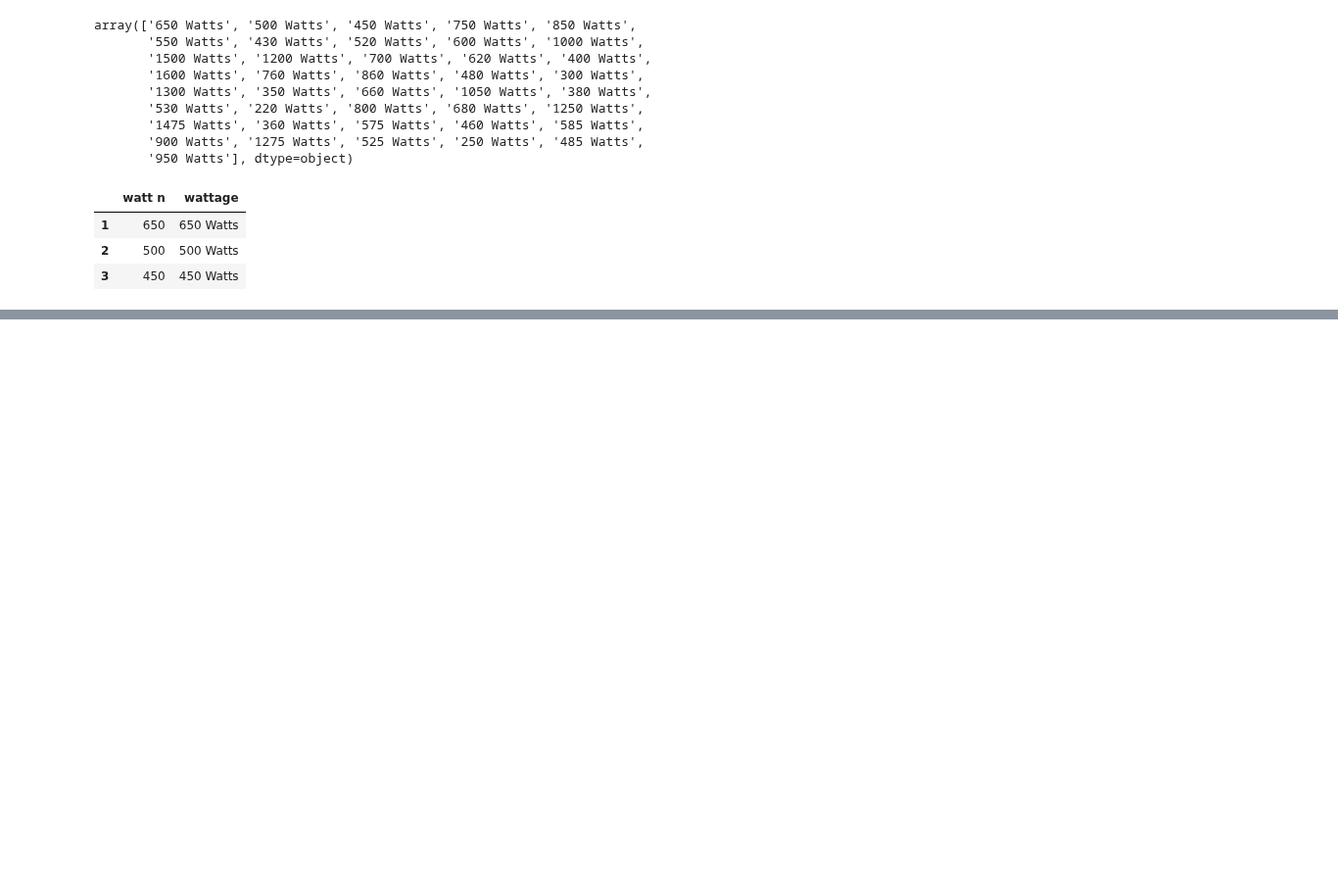
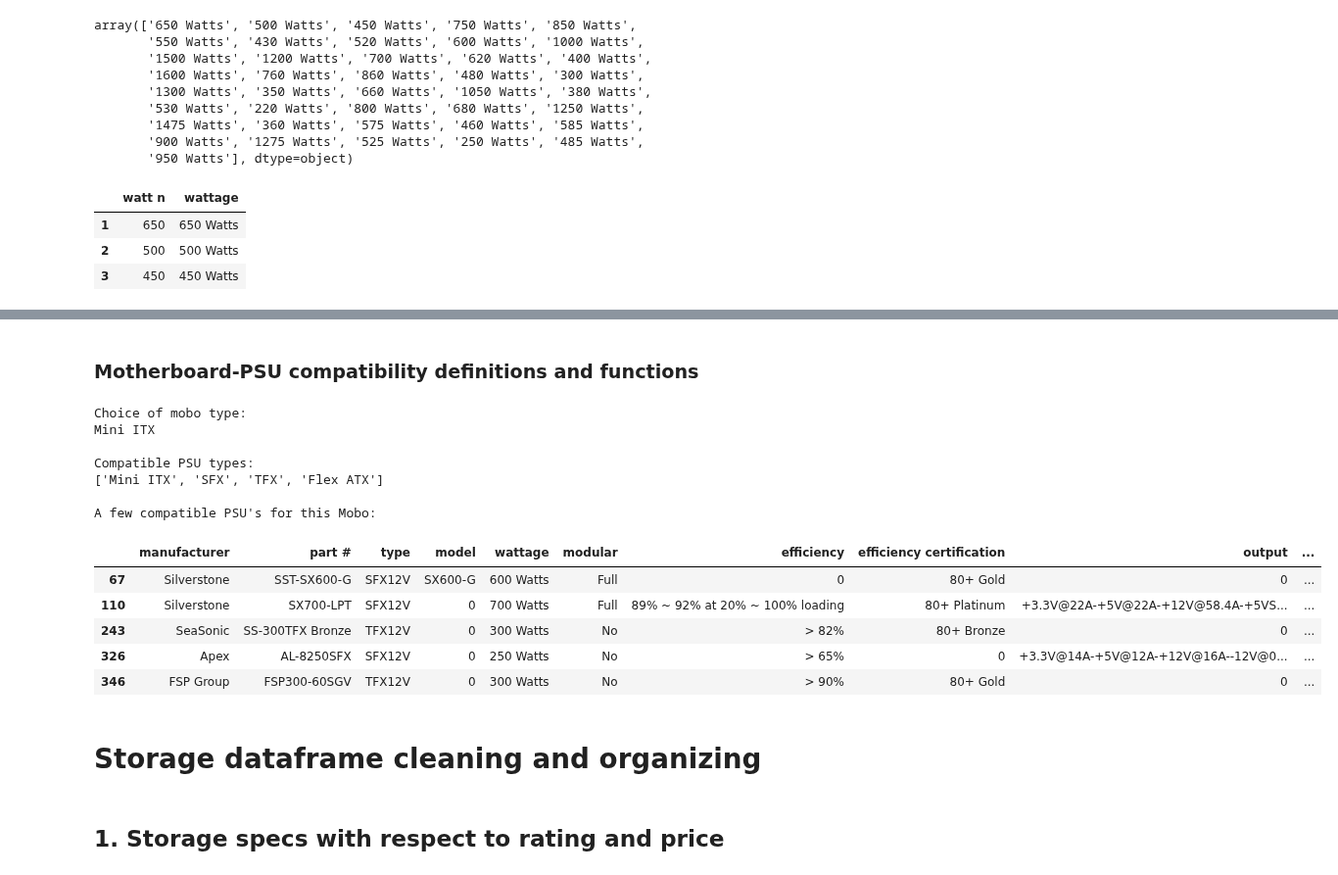
Before and after one commit to nycdatasci/bootcamp009_project, a Jupyter notebook: Project2-WebScraping/samomullane/pcparts initial eda.ipynb, the cells around one changed output, grey strips where cells are left out. Shown at 98% size. Drawn from its saved outputs; the diff is of its cells as text; code cells hidden in the pictures; blank space fills up the shorter version.

Commit message:
finalized data cleaning

```diff
--- a/Project2-WebScraping/samomullane/pcparts initial eda.ipynb
+++ b/Project2-WebScraping/samomullane/pcparts initial eda.ipynb
@@ -1206,0 +1213,79 @@ Name: output, dtype: object
+# %% [markdown]
+### Motherboard-PSU compatibility definitions and functions
+# %%
+##### Looking at motherboard-PSU compatibility #####
+
+#Format of relations is PSU: motherboard compatibility
+# ATX: ATX, microATX
+# SFX: microATX, miniITX
+# EPS: ATX, EATX
+# TFX: microATX, MiniITX
+# Flex ATX: microATX, MiniITX
+# Micro and mini entries mapped to themselves only
+### Convert the above to a dictionary ###
+
+psu_mobo_dict = {'Micro ATX':['Micro ATX'],
+                 'Mini ITX':['Mini ITX'],
+                 'ATX':['ATX', 'Micro ATX'],
+                 'SFX':['Micro ATX', 'Mini ITX'],
+                 'EPS':['ATX', 'EATX'],
+                 'TFX':['Micro ATX', 'Mini ITX'],
+                 'Flex ATX':['Micro ATX', 'Mini ITX']}
+
+mobo_psu_dict = {'Micro ATX':['Micro ATX', 'ATX', 'SFX', 'TFX', 'Flex ATX'],
+                 'Mini ITX':['Mini ITX', 'SFX', 'TFX', 'Flex ATX'],
+                 'ATX':['ATX', 'EPS'],
+                 'EATX':['EPS']}
+
+## Example usage ##
+# Choice of Motherboard type
+mobo_type = 'Mini ITX'
+print 'Choice of mobo type:\n{}\n'.format(mobo_type)
+
+# Compatible PSU types
+print 'Compatible PSU types:\n{}\n'.format(mobo_psu_dict[mobo_type])
+
+psu_type1 = [re.search('([A-Za-z]{1,5})(12V\s/\s)?([A-Za-z]{1,5})?', x).group(1) for x in psu['type']]
+
+psu_type2 = []
+for i in range(1, len(psu['type'])+1):
+    try:
+        psu_type2.append(str(re.search('([A-Za-z]{1,5})(12V\s/\s)?([A-Za-z]{1,5})?', psu['type'][i]).group(3)))
+    except:
+        psu_type2.append('')
+
+# Search for all compatible mobos
+def mobo_psu_bool(mobo_type):
+    psu_comps = mobo_psu_dict[mobo_type]
+    for i in range(0, len(psu_comps)):
+        bool1 = [bool(re.match(psu_comps[i], x)) for x in psu_type1]
+        bool2 = [bool(re.match(psu_comps[i], x)) for x in psu_type2]
+        run_bool = [a or b for a, b in zip(bool1, bool2)]
+
+        if i > 0:
+            run_bool = [a or b for a, b in zip(run_bool, temp_bool)]
+
+        temp_bool = run_bool[:]
+
+    return run_bool
+
+print 'A few compatible PSU\'s for this Mobo:'
+psu[mobo_psu_bool(mobo_type)].tail()
+# %% [output]
+Choice of mobo type:
+Mini ITX
+
+Compatible PSU types:
+['Mini ITX', 'SFX', 'TFX', 'Flex ATX']
+
+A few compatible PSU's for this Mobo:
+|  | manufacturer | part # | type | model | wattage | modular | efficiency | efficiency certification | output | ... |
+| 67 | Silverstone | SST-SX600-G | SFX12V | SX600-G | 600 Watts | Full | 0 | 80+ Gold | 0 | ... |
+| 110 | Silverstone | SX700-LPT | SFX12V | 0 | 700 Watts | Full | 89% ~ 92% at 20% ~ 100% loading | 80+ Platinum | +3.3V@22A-+5V@22A-+12V@58.4A-+5VS... | ... |
+| 243 | SeaSonic | SS-300TFX Bronze | TFX12V | 0 | 300 Watts | No | > 82% | 80+ Bronze | 0 | ... |
+| 326 | Apex | AL-8250SFX | SFX12V | 0 | 250 Watts | No | > 65% | 0 | +3.3V@14A-+5V@12A-+12V@16A--12V@0... | ... |
+| 346 | FSP Group | FSP300-60SGV | TFX12V | 0 | 300 Watts | No | > 90% | 80+ Gold | 0 | ... |
+# %% [markdown]
+# Storage dataframe cleaning and organizing
+# %% [markdown]
+## 1. Storage specs with respect to rating and price
```
Also changed, not shown: parts of 27 cells of this notebook.
